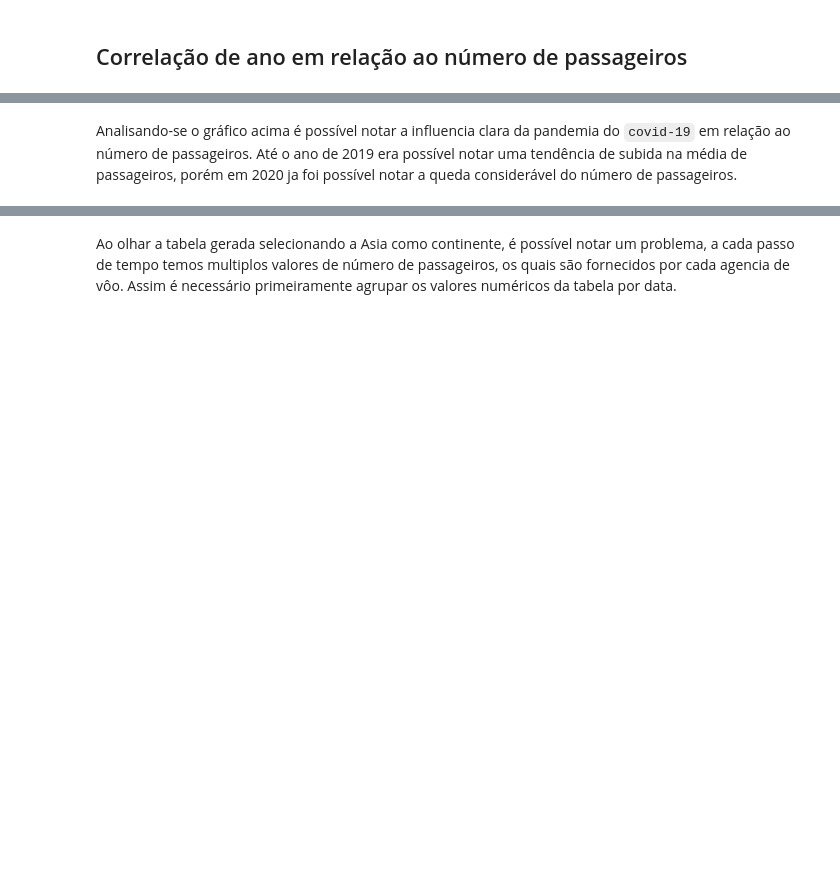
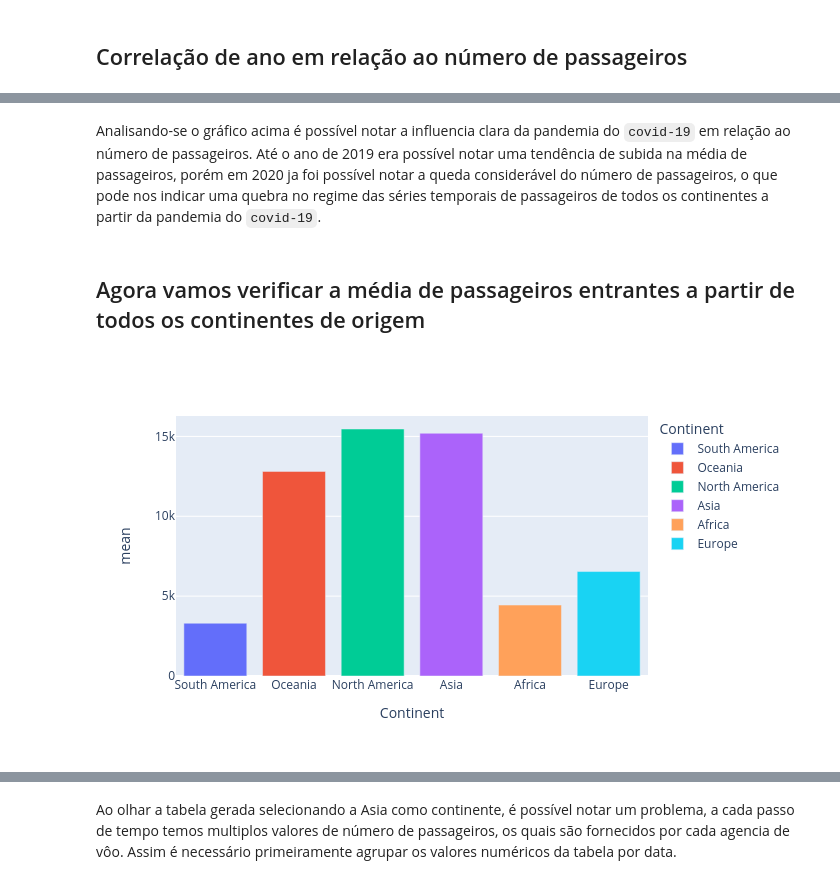
Before and after one commit to rodgdutra/Case-Australian-passengers-time-series, a Jupyter notebook: case_time_series_pred.ipynb, the cells around one changed output, grey strips where cells are left out. Saved outputs shown, nothing was run; the diff lists cells and outputs as text; code cells hidden in the pictures; blank space fills up the shorter version.

```diff
--- a/case_time_series_pred.ipynb
+++ b/case_time_series_pred.ipynb
@@ -75,3 +140,6 @@ numeric_cols
  'Passengers Out',
  'Freight Out',
  'Mail Out']
+# %%
+for col in list(dataset.columns):
+    print(f'Coluna {col} | Quantidade de NaN {dataset[col].isnull().sum()} ')
@@ -205,7 +307,7 @@ def plot_mean_by_col(col):
     bar_df = {"mean": []}
     bar_df[col] = []
 
-    for value in range(dataset[col].min(),dataset[col].max() + 1):
+    for value in list(dataset[col].unique()):
         bar_df[col].append(value)
         bar_df["mean"].append(dataset[(dataset[col] == value)]['Passengers In'].mean())
 
@@ -225,2 +327,8 @@ plot_mean_by_col('year')
 # %% [markdown]
-Analisando-se o gráfico acima é possível notar a influencia clara da pandemia do `covid-19` em relação ao número de passageiros. Até o ano de 2019 era possível notar uma tendência de subida na média de passageiros, porém em 2020 ja foi possível notar a queda considerável do número de passageiros.
+Analisando-se o gráfico acima é possível notar a influencia clara da pandemia do `covid-19` em relação ao número de passageiros. Até o ano de 2019 era possível notar uma tendência de subida na média de passageiros, porém em 2020 ja foi possível notar a queda considerável do número de passageiros, o que pode nos indicar uma quebra no regime das séries temporais de passageiros de todos os continentes a partir da pandemia do `covid-19`.
+# %% [markdown]
+## Agora vamos verificar a média de passageiros entrantes a partir de todos os continentes de origem
+# %%
+plot_mean_by_col('Continent')
+# %% [output]
+[figure, added]
```
Also changed, not shown: parts of 37 cells of this notebook.
